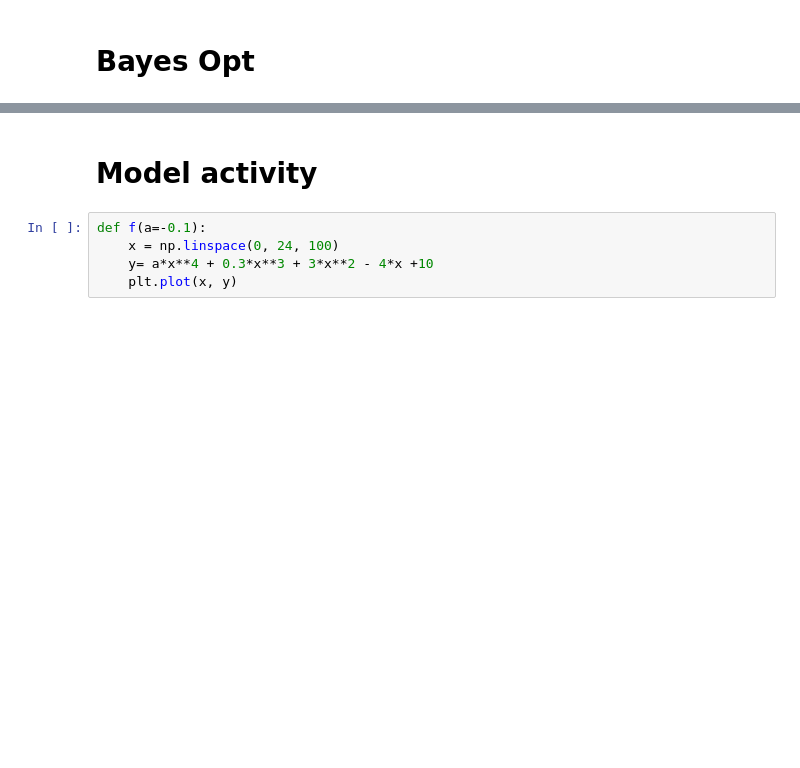
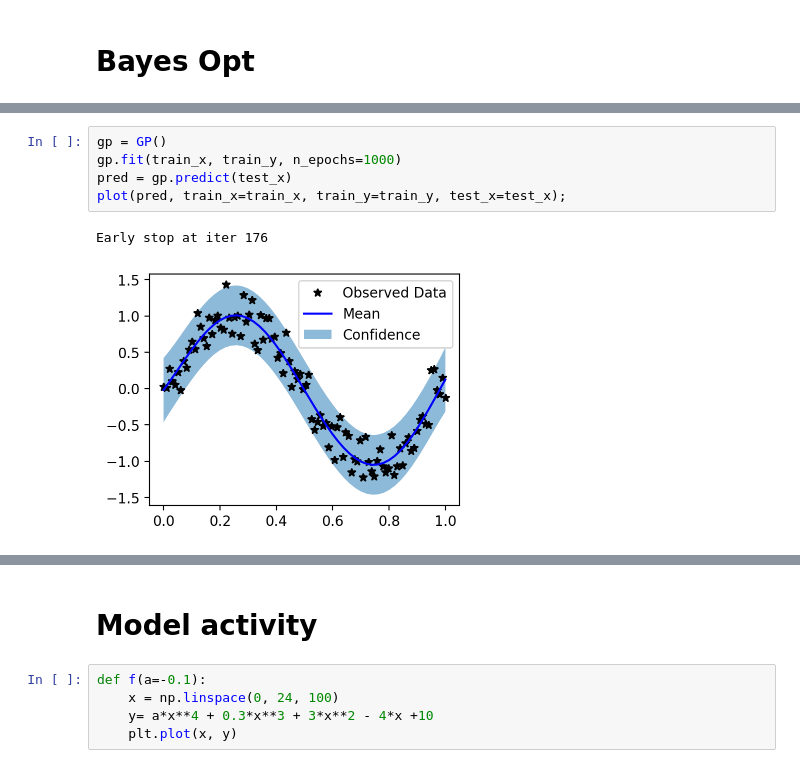
Before and after one commit to AurelienNioche/MAppModels, a Jupyter notebook: main.ipynb, the cells around one changed output, grey strips where cells are left out. Cells and saved outputs as stored; diff of their text form; blank space fills up the shorter version.

```diff
--- a/main.ipynb
+++ b/main.ipynb
@@ -196,0 +197,8 @@ class BayesOpt:
+# %%
+gp = GP()
+gp.fit(train_x, train_y, n_epochs=1000)
+pred = gp.predict(test_x)
+plot(pred, train_x=train_x, train_y=train_y, test_x=test_x);
+# %% [output]
+Early stop at iter 176
+[figure, added]
```
Also changed, not shown: parts of 11 cells of this notebook.
